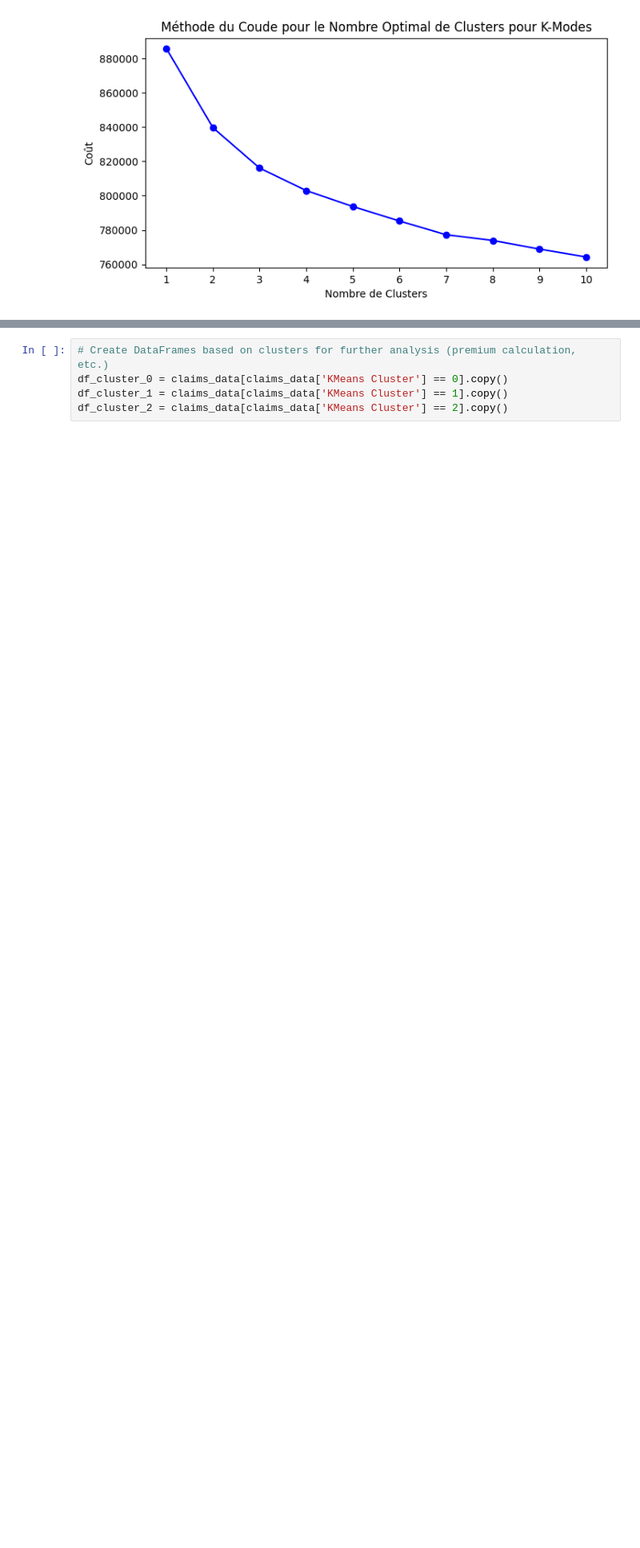
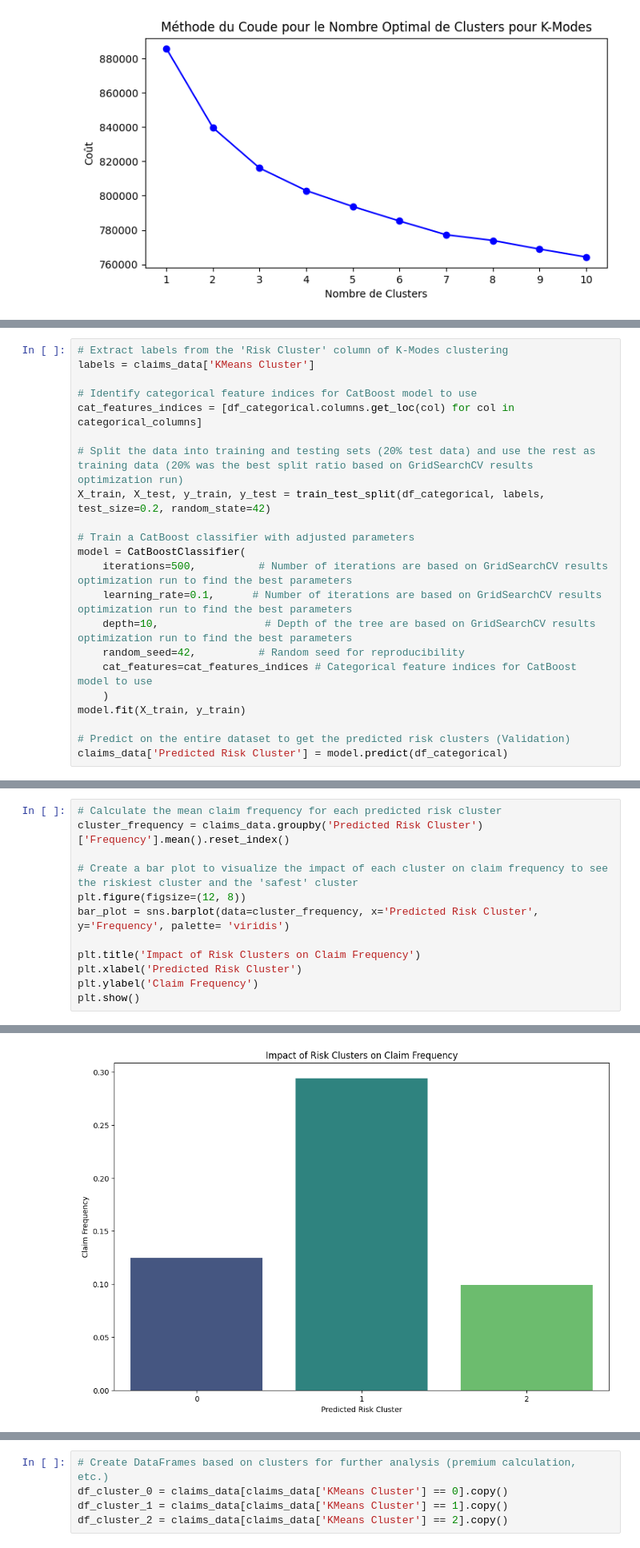
Before and after one commit to ThomasDeConinck/Assurance-Code-Python, a Jupyter notebook: 2nd Clustering method with DBSCAN, PCA and K-means.ipynb, the cells around one changed output, grey strips where cells are left out. Shown at 80% size. Drawn from its saved outputs; the diff is of its cells as text; blank space fills up the shorter version.

Commit message:
Better Risk classification Process Using DBSCAN, PCA and K-means

```diff
--- a/2nd Clustering method with DBSCAN, PCA and K-means.ipynb
+++ b/2nd Clustering method with DBSCAN, PCA and K-means.ipynb
@@ -246,0 +247,22 @@ plt.show()
+# %%
+# Extract labels from the 'Risk Cluster' column of K-Modes clustering
+labels = claims_data['KMeans Cluster']
+
+# Identify categorical feature indices for CatBoost model to use
+cat_features_indices = [df_categorical.columns.get_loc(col) for col in categorical_columns]
+
+# Split the data into training and testing sets (20% test data) and use the rest as training data (20% was the best split ratio based on GridSearchCV results optimization run)
+X_train, X_test, y_train, y_test = train_test_split(df_categorical, labels, test_size=0.2, random_state=42)
+
+# Train a CatBoost classifier with adjusted parameters
+model = CatBoostClassifier(
+    iterations=500,          # Number of iterations are based on GridSearchCV results optimization run to find the best parameters
+    learning_rate=0.1,      # Number of iterations are based on GridSearchCV results optimization run to find the best parameters
+    depth=10,                 # Depth of the tree are based on GridSearchCV results optimization run to find the best parameters
+    random_seed=42,          # Random seed for reproducibility
+    cat_features=cat_features_indices # Categorical feature indices for CatBoost model to use
+    )
+model.fit(X_train, y_train)
+
+# Predict on the entire dataset to get the predicted risk clusters (Validation)
+claims_data['Predicted Risk Cluster'] = model.predict(df_categorical)
@@ -246,0 +287,13 @@ plt.show()
+# %%
+# Calculate the mean claim frequency for each predicted risk cluster
+cluster_frequency = claims_data.groupby('Predicted Risk Cluster')['Frequency'].mean().reset_index()
+
+# Create a bar plot to visualize the impact of each cluster on claim frequency to see the riskiest cluster and the 'safest' cluster
+plt.figure(figsize=(12, 8))
+bar_plot = sns.barplot(data=cluster_frequency, x='Predicted Risk Cluster', y='Frequency', palette= 'viridis')
+
+plt.title('Impact of Risk Clusters on Claim Frequency')
+plt.xlabel('Predicted Risk Cluster')
+plt.ylabel('Claim Frequency')
+plt.show()
+# %% [output]
@@ -246,0 +303 @@ plt.show()
+[figure, added]
```
Also changed, not shown: parts of 8 cells of this notebook, 4 other files.
